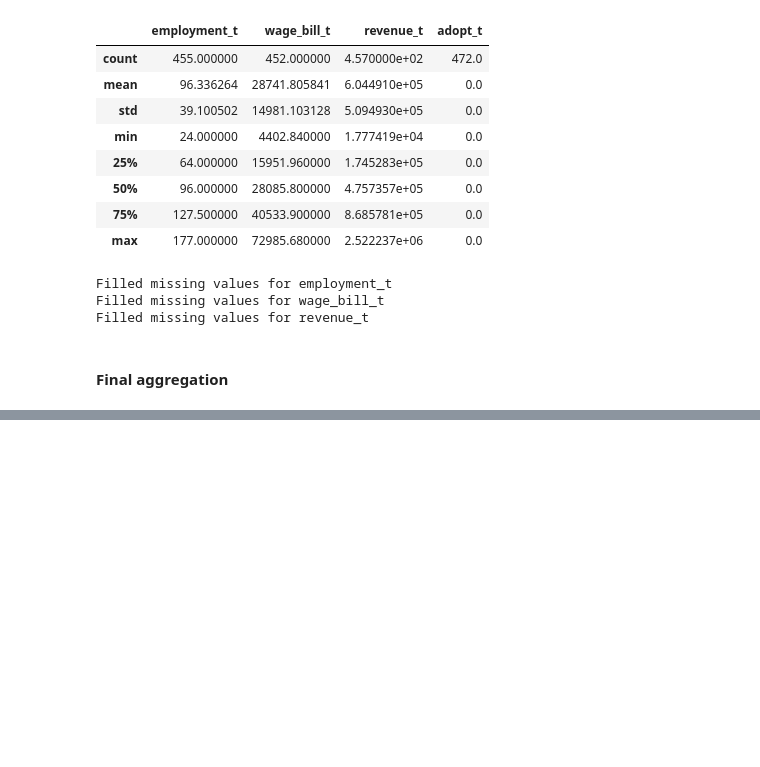
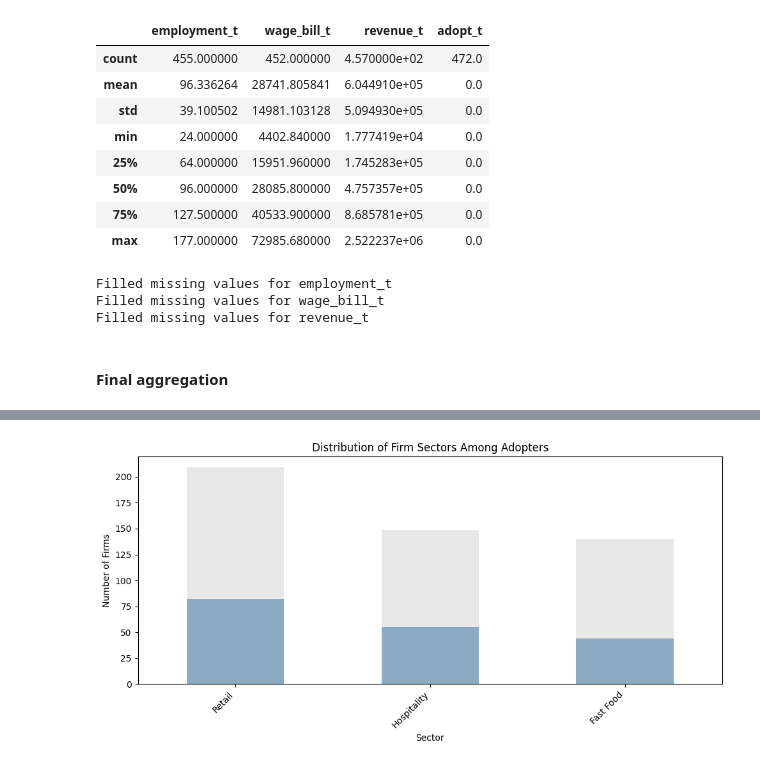
Before and after one commit to wcrisdog/small_business, a Jupyter notebook: 1_data_clean.ipynb, the cells around one changed output, grey strips where cells are left out. Saved outputs shown, nothing was run; the diff lists cells and outputs as text; code cells hidden in the pictures; blank space fills up the shorter version.

```diff
--- a/1_data_clean.ipynb
+++ b/1_data_clean.ipynb
@@ -296,0 +415,16 @@ final_filled.to_csv('aggregate_firm_final_filled.csv', index=False)
+# %%
+# visualize the distribution of firm sectors among adopters
+sector_counts = first_adopt['firm_sector'].value_counts().sort_values(ascending=False)
+plt.figure(figsize=(10,5))
+sector_counts.plot(kind='bar', color='steelblue')
+firm_info['firm_sector'].value_counts().plot(kind='bar', color='lightgray', alpha=0.5)
+plt.title('Distribution of Firm Sectors Among Adopting Firms')
+plt.xlabel('Sector')
+plt.ylabel('Number of Firms')
+plt.xticks(rotation=45, ha='right')
+plt.tight_layout()
+plt.show()
+
+# After imputation this remains the same as firm sector is not missing
+# %% [output]
+[figure, added]
```
Also changed, not shown: parts of 15 cells of this notebook, 7 other files.
